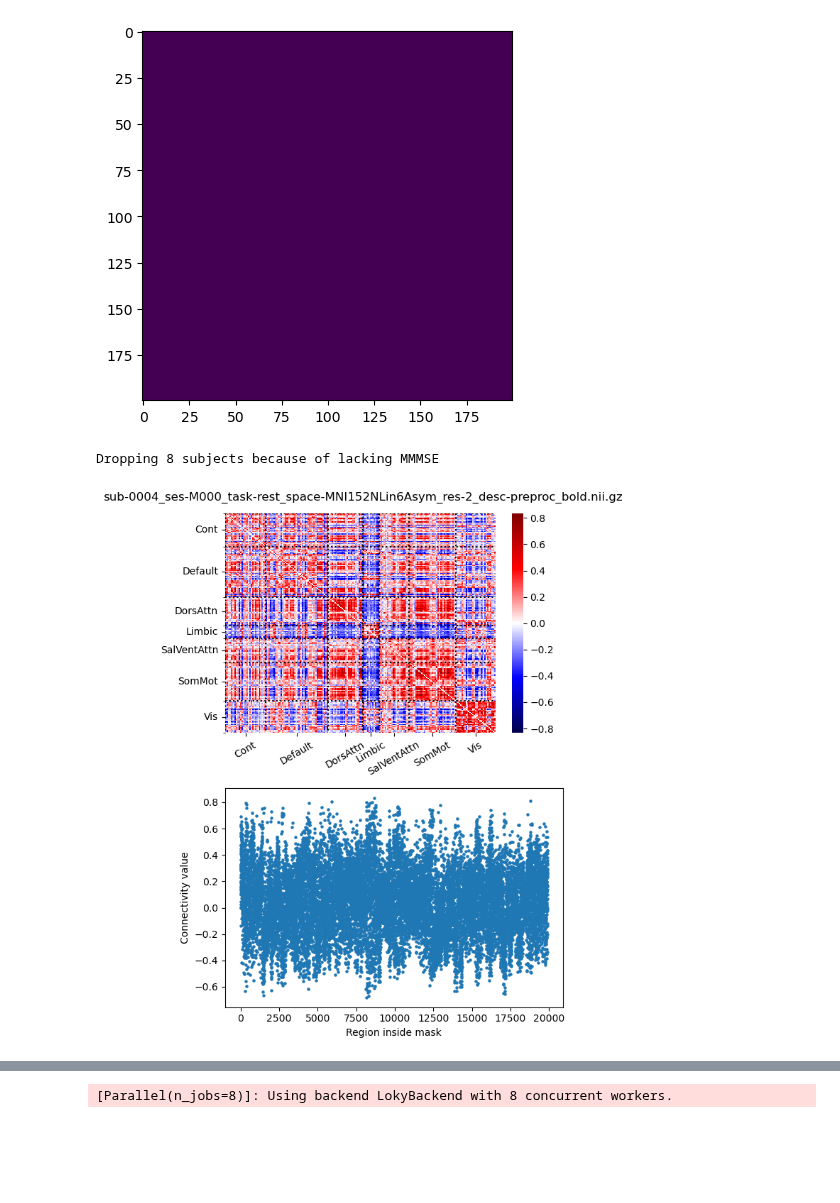
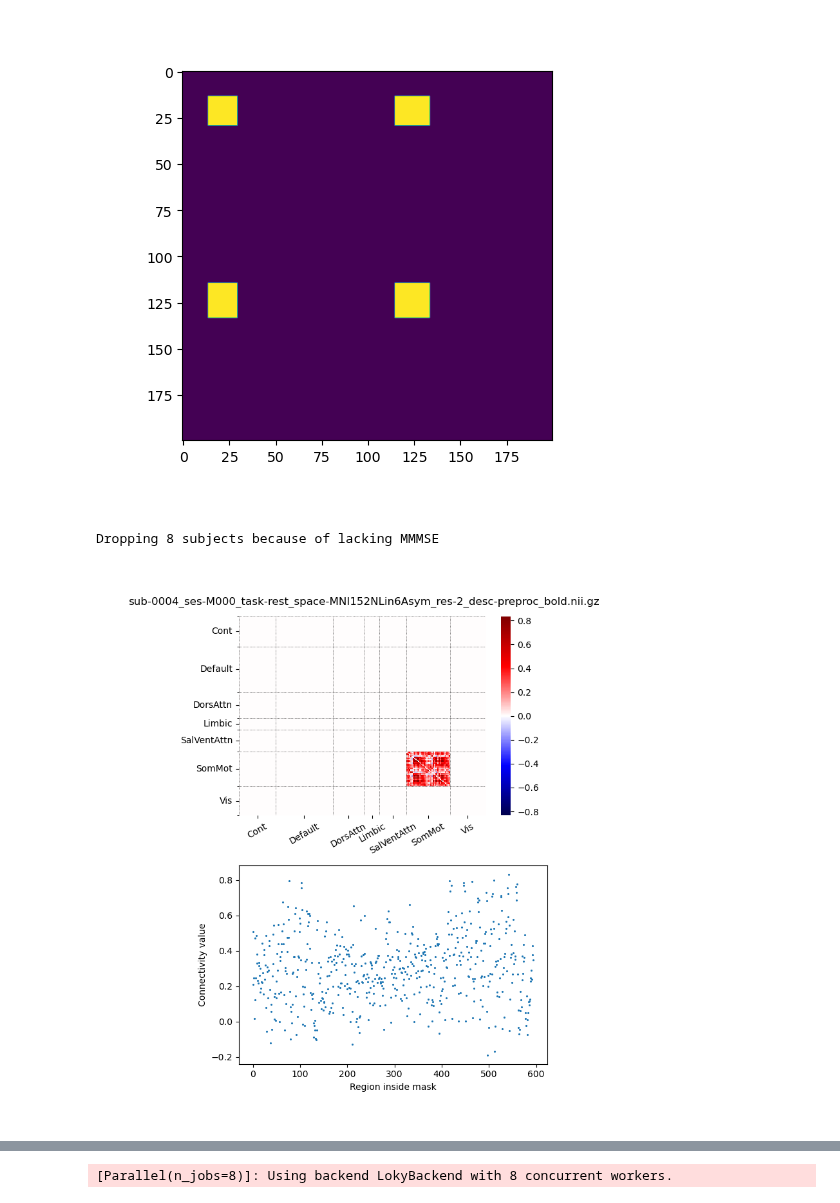
Before and after one commit to jonathan-legrand/cogpred, a Jupyter notebook: predict_cluster_fc.ipynb, the cells around one changed output, grey strips where cells are left out. Cells and saved outputs as stored; diff of their text form; code cells hidden in the pictures; blank space fills up the shorter version.

```diff
--- a/predict_cluster_fc.ipynb
+++ b/predict_cluster_fc.ipynb
@@ -16,24 +16,25 @@ conn_dir = config["connectivity_matrices"]
 # %%
 from neuroginius.synthetic_data.generation import generate_topology, generate_topology_net_interaction
 from neuroginius.atlas import Atlas
 
 
-refnet = "Default"
+refnet = "SomMot"
+interaction = "SomMot"
 atlas = Atlas.from_name("schaefer200")
 
 topology = generate_topology(refnet, atlas.macro_labels)
-#networks = np.unique(atlas.macro_labels)
-#
+topology += generate_topology_net_interaction((refnet, interaction), atlas.macro_labels)
+networks = np.unique(atlas.macro_labels)
+
 #for network in networks:
 #    new = generate_topology_net_interaction((refnet, network), atlas.macro_labels)
 #    topology += new
 
 topology = np.where(topology != 0, 1, 0)
-topology = np.ones((200, 200))
 plt.imshow(topology)
 plt.show()
 # %% [output]
-[figure, old version]
+[figure, new version]
 # %%
 ATLAS = "schaefer200"
 k = 3
@@ -76,7 +77,7 @@ fig.suptitle(f"{row.file_basename}")
 fig.tight_layout()
 plt.show()
 # %% [output]
-[figure, old version]
+[figure, new version]
 # %%
 from scipy import stats
 
```
Also changed, not shown: parts of 9 cells of this notebook.
